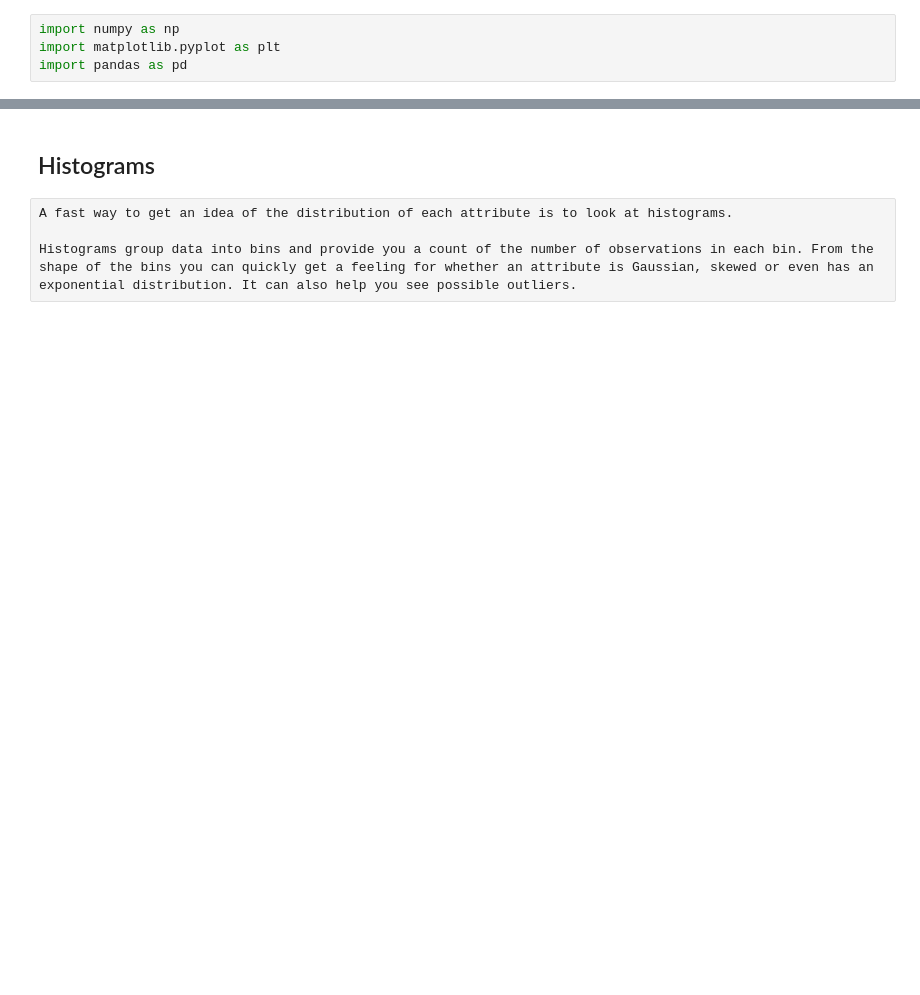
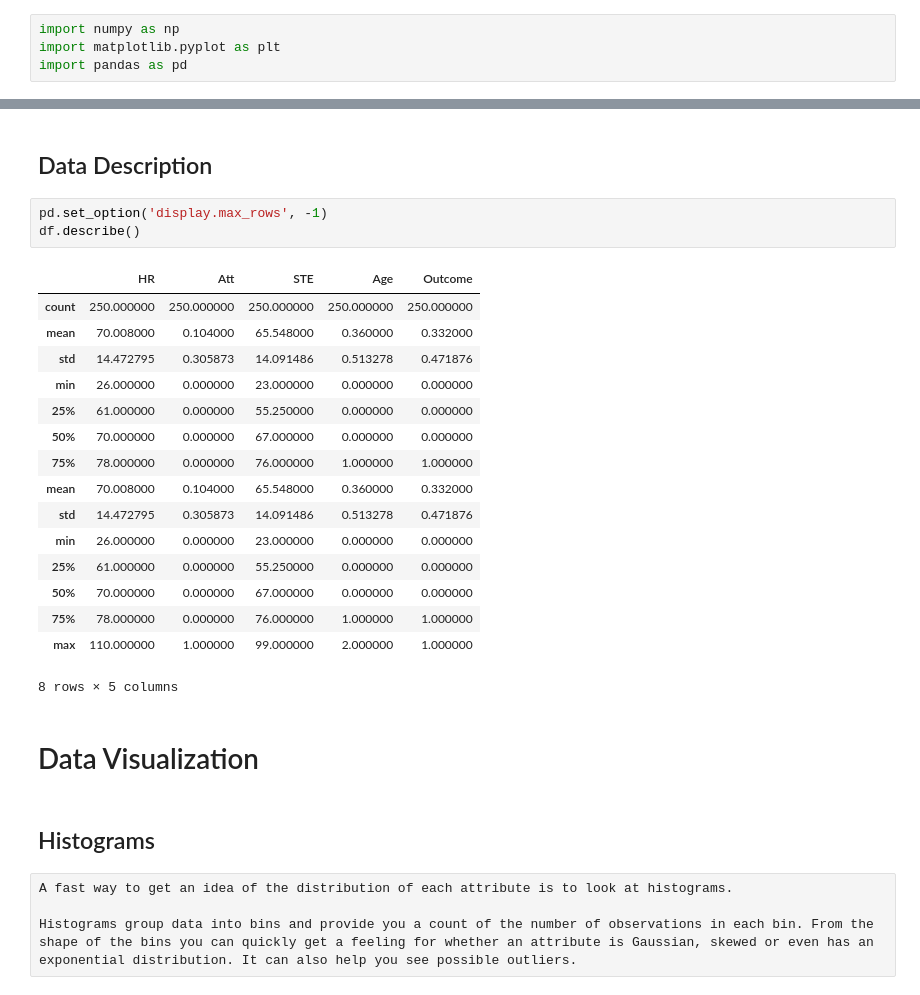
Before and after one commit to harperd/machine-learning, a Jupyter notebook: HeartAttackRisk.ipynb, the cells around one changed output, grey strips where cells are left out. Cells and saved outputs as stored; diff of their text form; blank space fills up the shorter version.

```diff
--- a/HeartAttackRisk.ipynb
+++ b/HeartAttackRisk.ipynb
@@ -26,3 +43,27 @@ pd.DataFrame(cardiac_data)
+# %% [markdown]
+## Data Description
+# %%
+pd.set_option('display.max_rows', -1)
+df.describe()
+# %% [output]
+|  | HR | Att | STE | Age | Outcome |
+| count | 250.000000 | 250.000000 | 250.000000 | 250.000000 | 250.000000 |
+| mean | 70.008000 | 0.104000 | 65.548000 | 0.360000 | 0.332000 |
+| std | 14.472795 | 0.305873 | 14.091486 | 0.513278 | 0.471876 |
+| min | 26.000000 | 0.000000 | 23.000000 | 0.000000 | 0.000000 |
+| 25% | 61.000000 | 0.000000 | 55.250000 | 0.000000 | 0.000000 |
+| 50% | 70.000000 | 0.000000 | 67.000000 | 0.000000 | 0.000000 |
+| 75% | 78.000000 | 0.000000 | 76.000000 | 1.000000 | 1.000000 |
+| mean | 70.008000 | 0.104000 | 65.548000 | 0.360000 | 0.332000 |
+| std | 14.472795 | 0.305873 | 14.091486 | 0.513278 | 0.471876 |
+| min | 26.000000 | 0.000000 | 23.000000 | 0.000000 | 0.000000 |
+| 25% | 61.000000 | 0.000000 | 55.250000 | 0.000000 | 0.000000 |
+| 50% | 70.000000 | 0.000000 | 67.000000 | 0.000000 | 0.000000 |
+| 75% | 78.000000 | 0.000000 | 76.000000 | 1.000000 | 1.000000 |
+| max | 110.000000 | 1.000000 | 99.000000 | 2.000000 | 1.000000 |
+8 rows × 5 columns
+# %% [markdown]
+# Data Visualization
 # %% [markdown]
 ## Histograms
 # %% [raw]
```
Also changed, not shown: parts of 17 cells of this notebook.
